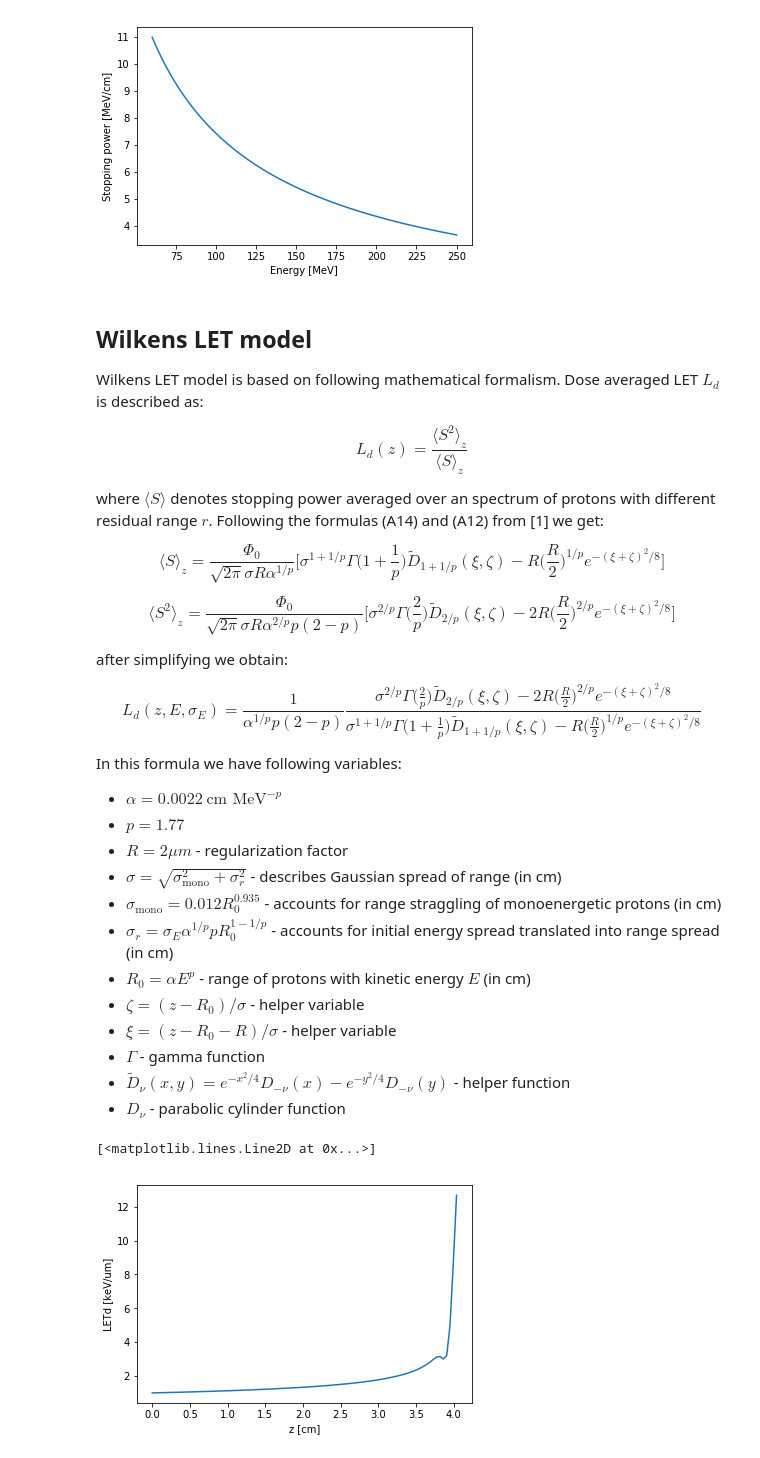
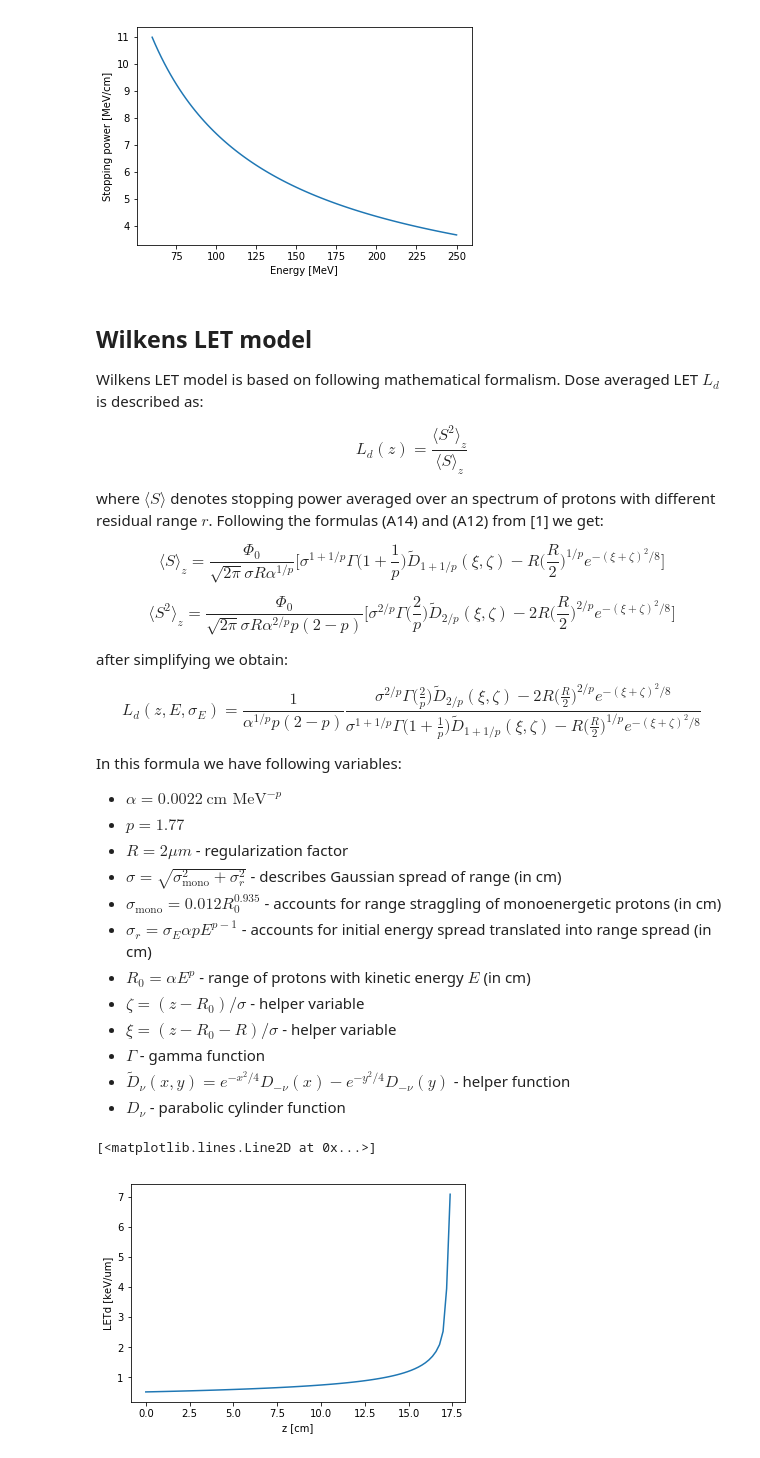
Before and after one commit to DataMedSci/PTAM, a Jupyter notebook: wilkens.ipynb, the cells around one changed output. Saved outputs shown, nothing was run; the diff lists cells and outputs as text; code cells hidden in the pictures.

```diff
--- a/wilkens.ipynb
+++ b/wilkens.ipynb
@@ -121,7 +121,7 @@ In this formula we have following variables:
  - $R = 2 \mu m$ - regularization factor
  - $\sigma = \sqrt{\sigma_{\textrm{mono}}^2 + \sigma_r^2}$ - describes Gaussian spread of range (in cm)
  - $\sigma_{\textrm{mono}} = 0.012 R_0^{0.935}$ - accounts for range straggling of monoenergetic protons (in cm)
- - $\sigma_r = \sigma_E \alpha^{1/p} p R_0^{1 - 1/p}$ - accounts for initial energy spread translated into range spread (in cm)
+ - $\sigma_r = \sigma_E \alpha p E^{p-1}$ - accounts for initial energy spread translated into range spread (in cm)
  - $R_0 = \alpha E^p$ - range of protons with kinetic energy $E$ (in cm)
  - $\zeta = (z - R_0) / \sigma$ - helper variable
  - $\xi = (z - R_0 - R) / \sigma$ - helper variable
@@ -135,7 +135,17 @@ class WilkensLET(object):
 
     @staticmethod
     def parabolic_integral(nu, t):
-        return np.array([float(mp.exp(-v**2/4.0)*mp.pcfd(-nu,v)) for v in t])
+        """
+        evaluates precisely e^(-x^2/4)*D_(-nu)(x)
+        """
+        return np.array([float(mp.exp(-(v**2)/4.0)*mp.pcfd(-nu,v)) for v in t])
+
+    @staticmethod
+    def exponent_square(x, y):
+        """
+        evaluates precisely e^(-(x+y)^2/8)
+        """
+        return np.array([float(mp.exp(-((xn + yn)**2)/8.0)) for xn, yn in zip(x,y)])
 
     @classmethod
     def d_tilde(cls, nu, xi, zeta):
@@ -154,10 +164,13 @@ class WilkensLET(object):
         res_range_cm = range_cm - z_cm
 
         # range straggling of monoenergetical protons, see Appendix [1]
-        sigma_mono_cm = 0.01 * range_cm**0.935
+        sigma_mono_cm = 0.012 * range_cm**0.935
 
         # range equivalent of energy straggline, equation (A2) in [1]
-        sigma_r_cm = sigma_energy_MeV * (ERSCalc.alpha_cm_MeV**(1.0/ERSCalc.p)) * ERSCalc.p * (range_cm**(1.0-1.0/ERSCalc.p))
+        sigma_r_cm = sigma_energy_MeV
+        sigma_r_cm *= ERSCalc.alpha_cm_MeV
+        sigma_r_cm *= ERSCalc.p
+        sigma_r_cm *= (energy_MeV**(ERSCalc.p-1.0))
 
         # total sigma, equation (A3) in [1]
         sigma_cm = (sigma_mono_cm**2 + sigma_r_cm**2)**0.5
@@ -170,13 +183,13 @@ class WilkensLET(object):
 
         # main part of <S>_z as in quation (10) or (A12) in [1]
         q = 1.0+1.0/ERSCalc.p
-        mean_S_z_part = (sigma_cm**q) * mp.gamma(q) * cls.d_tilde(q, xi, zeta)
-        mean_S_z_part -= cls.R_cm * ((0.5 * cls.R_cm)**(1.0/ERSCalc.p)) * np.exp(-(zeta**2 + xi**2)/8.0)
+        mean_S_z_part = (sigma_cm**q) * float(mp.gamma(q)) * cls.d_tilde(q, xi, zeta)
+        mean_S_z_part -= cls.R_cm * ((0.5 * cls.R_cm)**(1.0/ERSCalc.p)) * cls.exponent_square(zeta, xi)
 
         # main part of <S2>_z as in quation (10) or (A14) in [1]
         r = 2.0/ERSCalc.p
-        mean_S2_z_part = (sigma_cm**r) * mp.gamma(r) * cls.d_tilde(r, xi, zeta)
-        mean_S2_z_part -= 2.0 * ((0.5 * cls.R_cm)**r) * np.exp(-(zeta**2 + xi**2)/8.0)
+        mean_S2_z_part = (sigma_cm**r) * float(mp.gamma(r)) * cls.d_tilde(r, xi, zeta)
+        mean_S2_z_part -= 2.0 * ((0.5 * cls.R_cm)**r) * cls.exponent_square(zeta, xi)
 
         # factor part of <S2>_z divided by <S>_z
         const_factor_MeV_cm = 1.0 / (ERSCalc.p * (2.0 - ERSCalc.p) * ERSCalc.alpha_cm_MeV ** (1.0/ERSCalc.p))
@@ -189,15 +202,15 @@ class WilkensLET(object):
 
         return result
 # %%
-E_MeV = 70
-sigma_E_MeV = 0.5
-z_cm = np.linspace(start=0, stop=4.3, num=100)
+E_MeV = 160
+sigma_E_MeV = 0.0
+z_cm = np.linspace(start=0.0, stop=20.0, num=100)
 let_MeV_cm = WilkensLET.let_d_MeV_cm(E_MeV, sigma_E_MeV, z_cm)
 let_keV_um = 0.1 * let_MeV_cm
 
 plt.xlabel("z [cm]")
 plt.ylabel("LETd [keV/um]")
 plt.plot(z_cm, let_keV_um)
 # %% [output]
 [<matplotlib.lines.Line2D at 0x...>]
-[figure, old version]
+[figure, new version]
```
Also changed, not shown: parts of 2 cells of this notebook.
